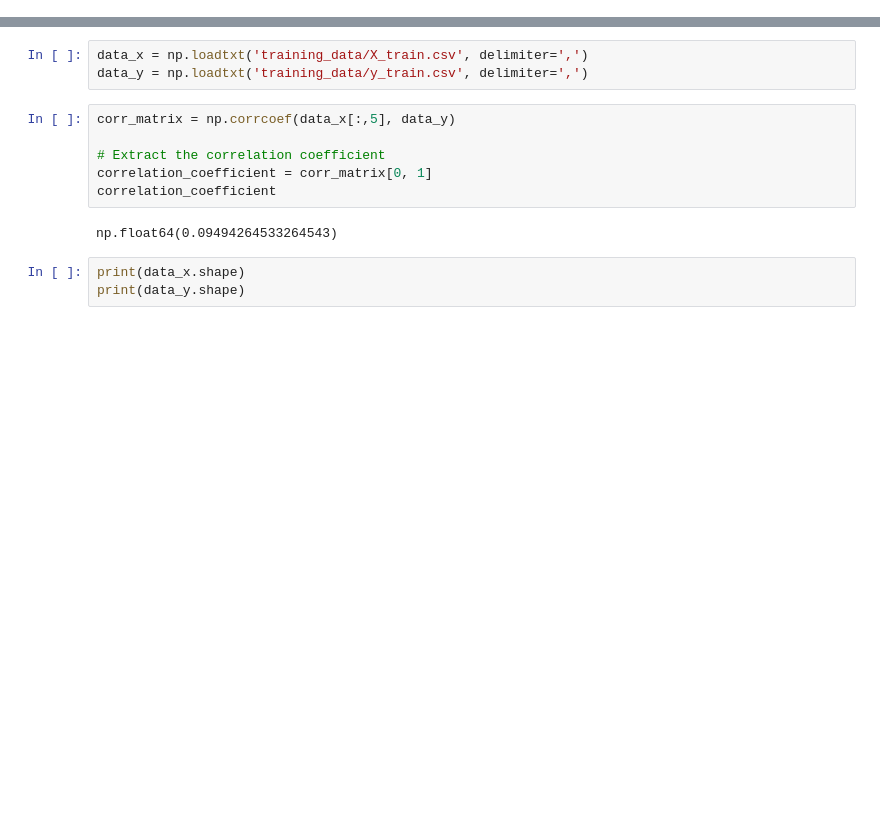
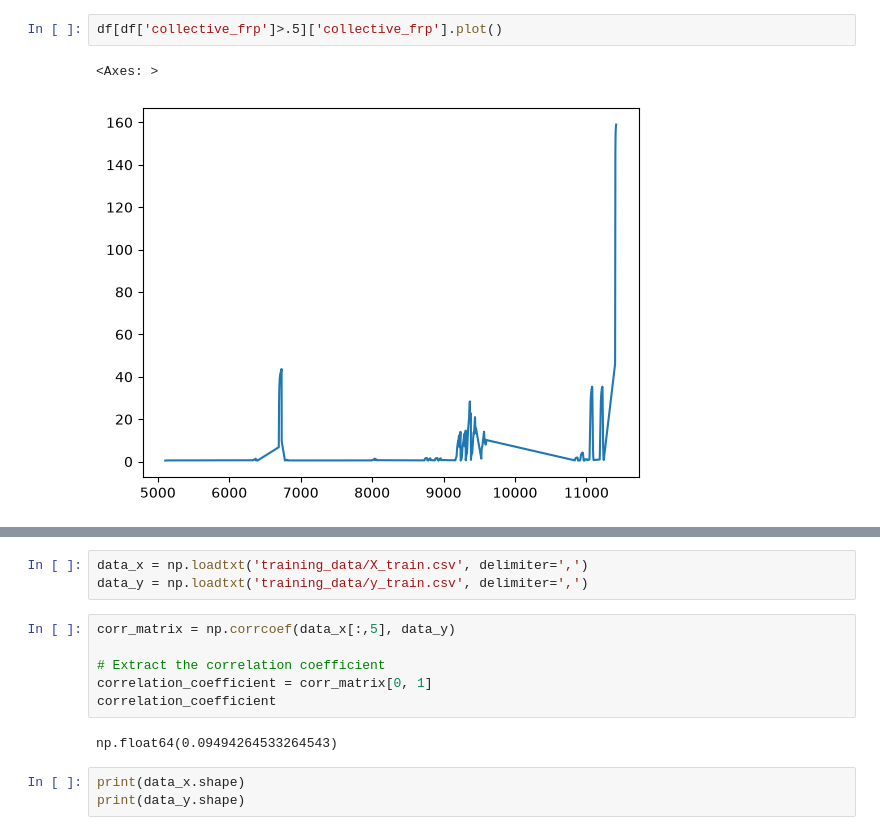
Before and after one commit to NoahWanless/fireAirqaulity, a Jupyter notebook: trainmodel.ipynb, the cells around one changed output, grey strips where cells are left out. Cells and saved outputs as stored; diff of their text form; blank space fills up the shorter version.

```diff
--- a/trainmodel.ipynb
+++ b/trainmodel.ipynb
@@ -13,0 +42,5 @@ from pyproj import CRS, Transformer
+# %%
+df[df['collective_frp']>.5]['collective_frp'].plot()
+# %% [output]
+<Axes: >
+[figure, added]
```
Also changed, not shown: parts of 8 cells of this notebook, 8 other files.
